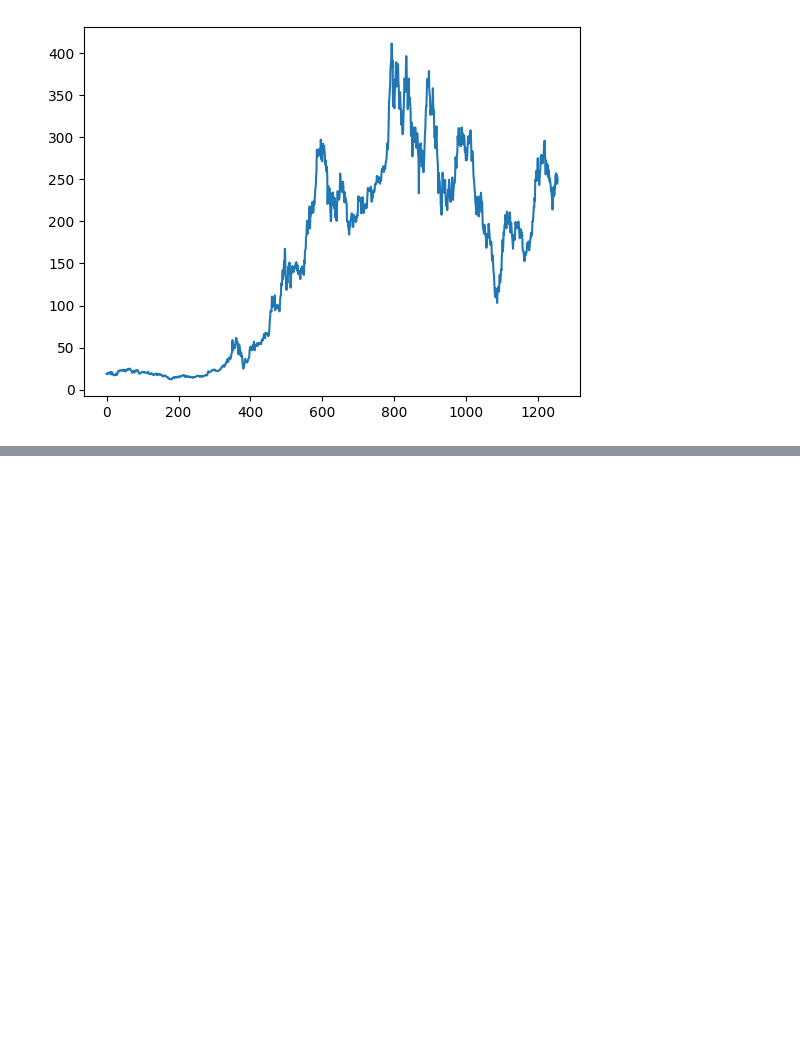
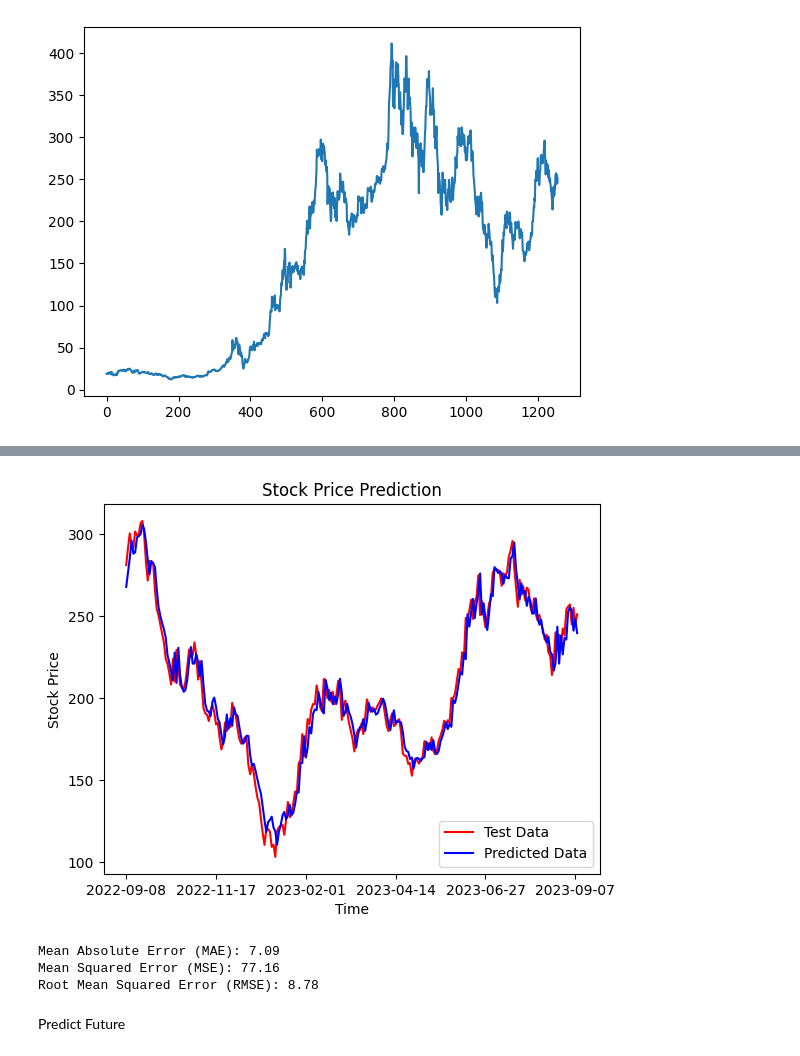
Before and after one commit to Ashkabsha/TimeSeries, a Jupyter notebook: lstm2.ipynb, the cells around one changed output, grey strips where cells are left out. Cells and saved outputs as stored; diff of their text form; code cells hidden in the pictures; blank space fills up the shorter version.

```diff
--- a/lstm2.ipynb
+++ b/lstm2.ipynb
@@ -206,0 +66,13 @@ array([[254.71523]], dtype=float32)
+# %%
+algo = Sequential()
+algo.add(LSTM(units = 60, return_sequences = True, input_shape = (x_train.shape[1], 1)))
+algo.add(Dropout(0.2))
+algo.add(LSTM(units = 60, return_sequences = True))
+algo.add(Dropout(0.2))
+algo.add(LSTM(units = 60, return_sequences = True))
+algo.add(Dropout(0.2))
+algo.add(LSTM(units = 60))
+algo.add(Dropout(0.2))
+algo.add(Dense(units = 1))
+algo.compile(optimizer = 'adam', loss = 'mean_squared_error', metrics=['accuracy'])
+print(algo.summary())
@@ -206,0 +166,30 @@ array([[254.71523]], dtype=float32)
+# %%
+plt.plot(df.loc[t_size:, 'Date'],data_test.values, color = 'red', label = 'Test Data')
+plt.plot(df.loc[t_size:, 'Date'],predicted_price, color = 'blue', label = 'Predicted Data')
+plt.xticks(np.arange(0,x_test.shape[0],50))
+plt.title('Stock Price Prediction')
+plt.xlabel('Time')
+plt.ylabel('Stock Price')
+plt.legend()
+plt.show()
+# %% [output]
+[figure, added]
+# %%
+from sklearn.metrics import mean_absolute_error, mean_squared_error
+import numpy as np
+
+mae = mean_absolute_error(data_test.values,predicted_price)
+
+mse = mean_squared_error(data_test.values, predicted_price)
+
+rmse = np.sqrt(mse)
+
+print(f'Mean Absolute Error (MAE): {mae:.2f}')
+print(f'Mean Squared Error (MSE): {mse:.2f}')
+print(f'Root Mean Squared Error (RMSE): {rmse:.2f}')
+# %% [output]
+Mean Absolute Error (MAE): 7.09
+Mean Squared Error (MSE): 77.16
+Root Mean Squared Error (RMSE): 8.78
+# %% [markdown]
+Predict Future
```
Also changed, not shown: parts of 41 cells of this notebook.
